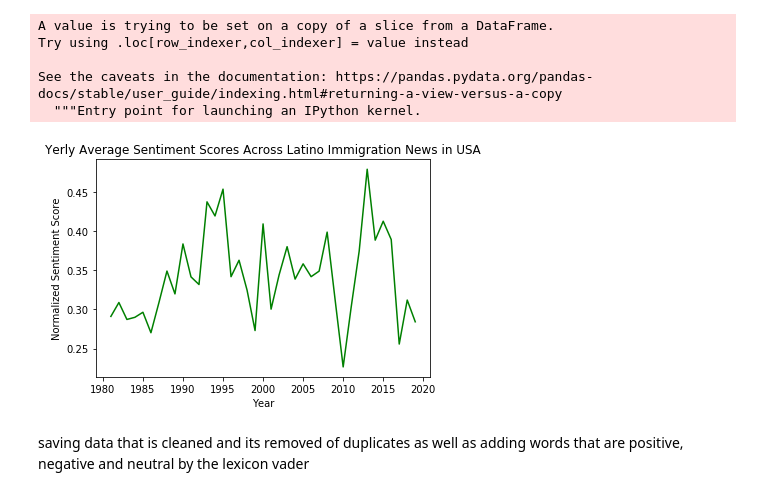
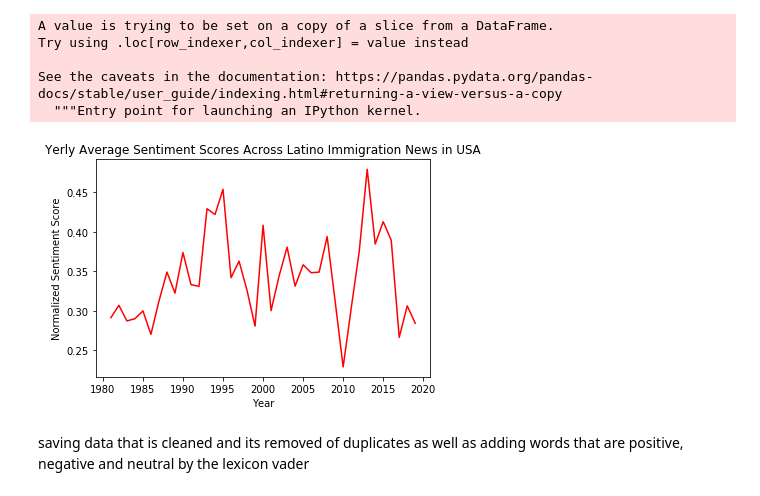
Before and after one commit to gcarvajal1222/Sentiment-Analysis-NYT-Immigration-Articles, a Jupyter notebook: Retraining Words NYT.ipynb, the cells around one changed output. Cells and saved outputs as stored; diff of their text form; code cells hidden in the pictures.

```diff
--- a/Retraining Words NYT.ipynb
+++ b/Retraining Words NYT.ipynb
@@ -175,3 +170,8 @@ n_gram_stopwords = ["United States", "Supreme Court", "Homeland Security",
+# %%
+n_gram_stopwords = ["united states", "supreme court", "homeland security",
+                   "social security", "justice department", "great depression",
+                  "united nations", "statue of liberty", "central intelligence", "lower east",
+                  "star wars", "new york"]
 # %%
 df['removed_n_gram_clean_text']=df['cleanText'].str.replace("|".join(n_gram_stopwords), "n_gram _removal", regex = True)
 # %%
@@ -552,7 +556,7 @@ Text(0, 0.5, 'Number of Articles')
 # Latino Immigration in scope on USA
 # %%
 df_US_Latino=df_US[df_US['cleanText_lower'].str.contains
-   ((r'(?:\s|^|Ei:|EI:|EI-)'+'latino|latina|latinx|hispanic|mexican|mexicans|central american|salvadoran|honduran|guatemalan|costa rican|panamanian|panama|nicaraguan|nicaragua|colombian|venezuelan|ecuadorian|bolivian|brazilian|paraguayan|uruguayan|argentine|chilean|cuban|dominican|mexico|cuba|honduras|el salvador'
+   ((r'(?:\s|^|Ei:|EI:|EI-)'+'latino|latinos|latina|latinas|latinx|hispanic|hispanics|mexican|mexicans|central american|central amaericans|salvadoran|salvadoran|honduran|hondurans|guatemala|guatemalan|guatemalans|costa rica|costa rican|costa ricans|panamanian|panama|nicaraguan|nicaragua|colombian|venezuelan|ecuadorian|bolivian|brazilian|paraguayan|uruguayan|argentine|chilean|cuban|dominican|mexico|cuba|honduras|el salvador'
      +r'(?:\s|$)'), case=False)]
 # %%
 print("Amount of articles that refer to Latino Immigration in the Scope of the US", len(df_US_Latino), "out of", len(df_US))
@@ -728,21 +725,25 @@ Try using .loc[row_indexer,col_indexer] = value instead
 
 See the caveats in the documentation: https://pandas.pydata.org/pandas-docs/stable/user_guide/indexing.html#returning-a-view-versus-a-copy
   """Entry point for launching an IPython kernel.
+# %%
+df_US_Latino['response.docs.pub_date'] = df_US_Latino['response.docs.pub_date'].str[:10]
+# %%
+df_US_Latino['response.docs.pub_date'] = pd.to_datetime(df_US_Latino['response.docs.pub_date'])
 # %%
 df_US_Latino= df_US_Latino.set_index(df_US_Latino['response.docs.pub_date'])
 # %%
-mean_years= df_US_Latino['normalized_compound'].resample('1 y').mean()
+mean_years_us_latino= df_US_Latino['normalized_compound'].resample('1 y').mean()
 
 
 # Plot mean python/rstats by day
-plt.plot(mean_years.index.year, mean_years, color = 'green')
+plt.plot(mean_years_us_latino.index.year, mean_years_us_latino, color = 'red')
 
 plt.xlabel('Year')
 plt.ylabel('Normalized Sentiment Score')
 plt.title('Yerly Average Sentiment Scores Across Latino Immigration News in USA')
 plt.show()
 # %% [output]
-[figure, old version]
+[figure, new version]
 # %% [markdown]
 saving data that is cleaned and its removed of duplicates as well as adding words that are positive, negative and neutral by the lexicon vader
 # %%
```
Also changed, not shown: parts of 30 cells of this notebook, 1 other file.
